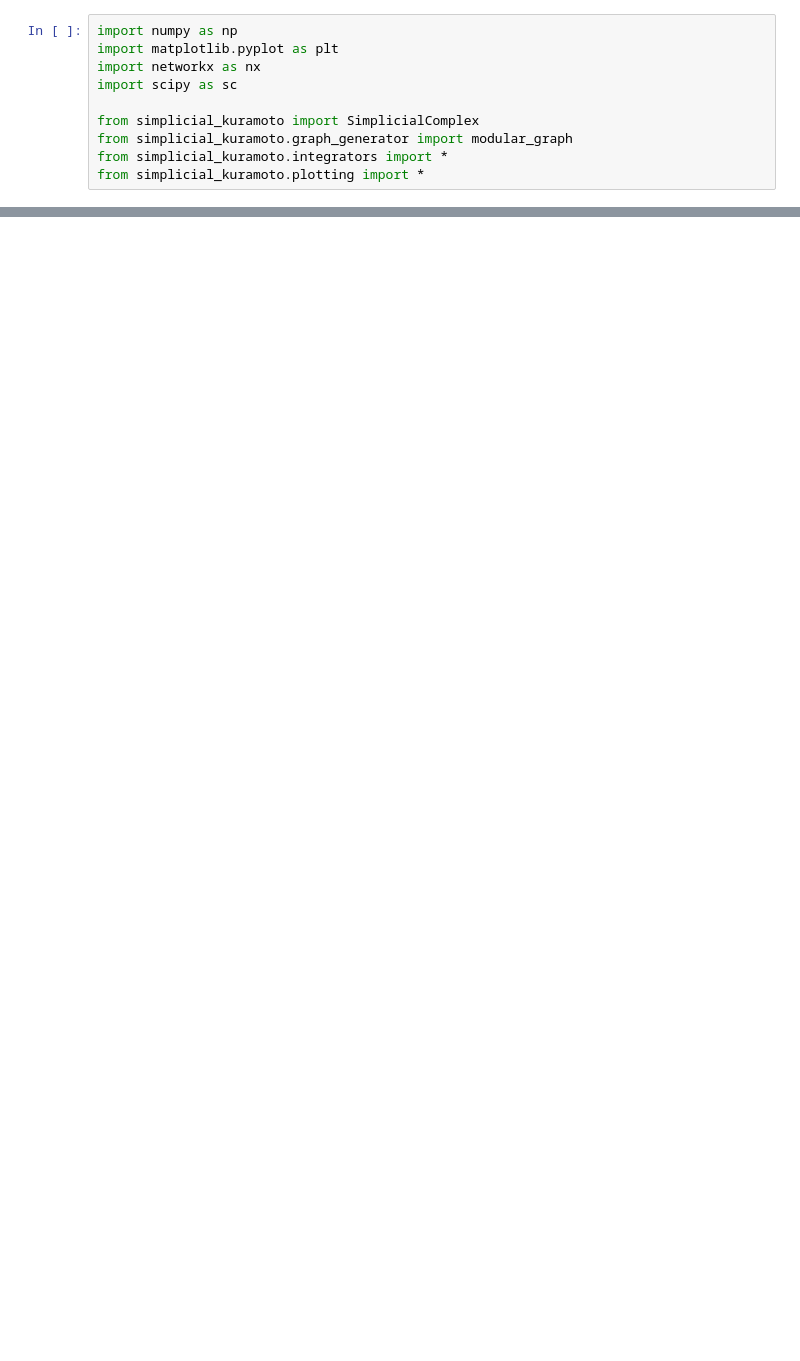
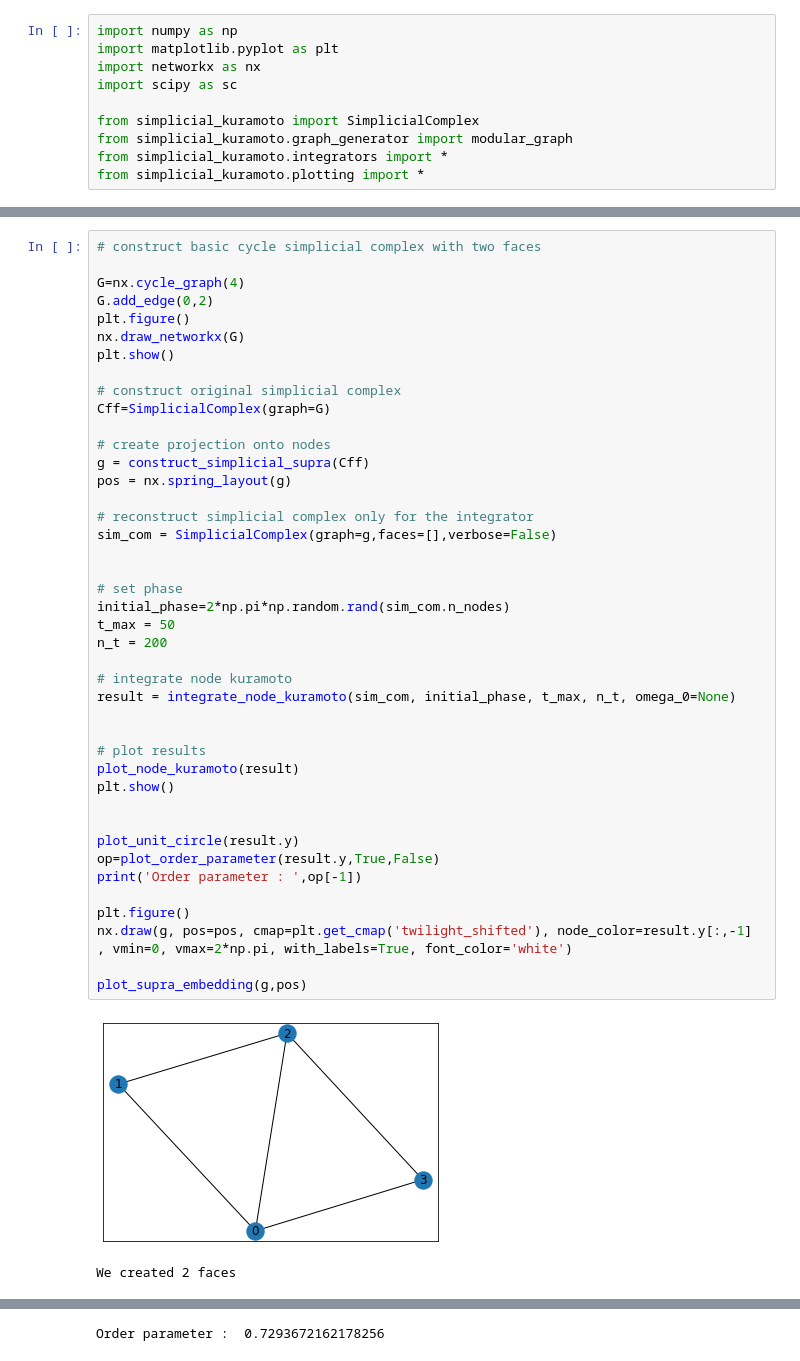
Before and after one commit to arnaudon/simplicial-kuramoto, a Jupyter notebook: notebooks/simple_example_node.ipynb, the cells around one changed output, grey strips where cells are left out. Cells and saved outputs as stored; diff of their text form; blank space fills up the shorter version.

```diff
--- a/notebooks/simple_example_node.ipynb
+++ b/notebooks/simple_example_node.ipynb
@@ -103,0 +87,45 @@ We created 0 faces
+# %%
+# construct basic cycle simplicial complex with two faces
+
+G=nx.cycle_graph(4)
+G.add_edge(0,2)
+plt.figure()
+nx.draw_networkx(G)
+plt.show()
+
+# construct original simplicial complex
+Cff=SimplicialComplex(graph=G)
+
+# create projection onto nodes
+g = construct_simplicial_supra(Cff)
+pos = nx.spring_layout(g)
+
+# reconstruct simplicial complex only for the integrator
+sim_com = SimplicialComplex(graph=g,faces=[],verbose=False)
+
+
+# set phase
+initial_phase=2*np.pi*np.random.rand(sim_com.n_nodes)
+t_max = 50
+n_t = 200
+
+# integrate node kuramoto
+result = integrate_node_kuramoto(sim_com, initial_phase, t_max, n_t, omega_0=None)
+
+
+# plot results
+plot_node_kuramoto(result)
+plt.show()
+
+
+plot_unit_circle(result.y)
+op=plot_order_parameter(result.y,True,False)
+print('Order parameter : ',op[-1])
+
+plt.figure()
+nx.draw(g, pos=pos, cmap=plt.get_cmap('twilight_shifted'), node_color=result.y[:,-1] , vmin=0, vmax=2*np.pi, with_labels=True, font_color='white')
+
+plot_supra_embedding(g,pos)
+# %% [output]
+[figure, added]
+We created 2 faces
@@ -103,0 +134 @@ We created 0 faces
+Order parameter :  0.7293672162178256
```
Also changed, not shown: parts of 9 cells of this notebook, 4 other files.
